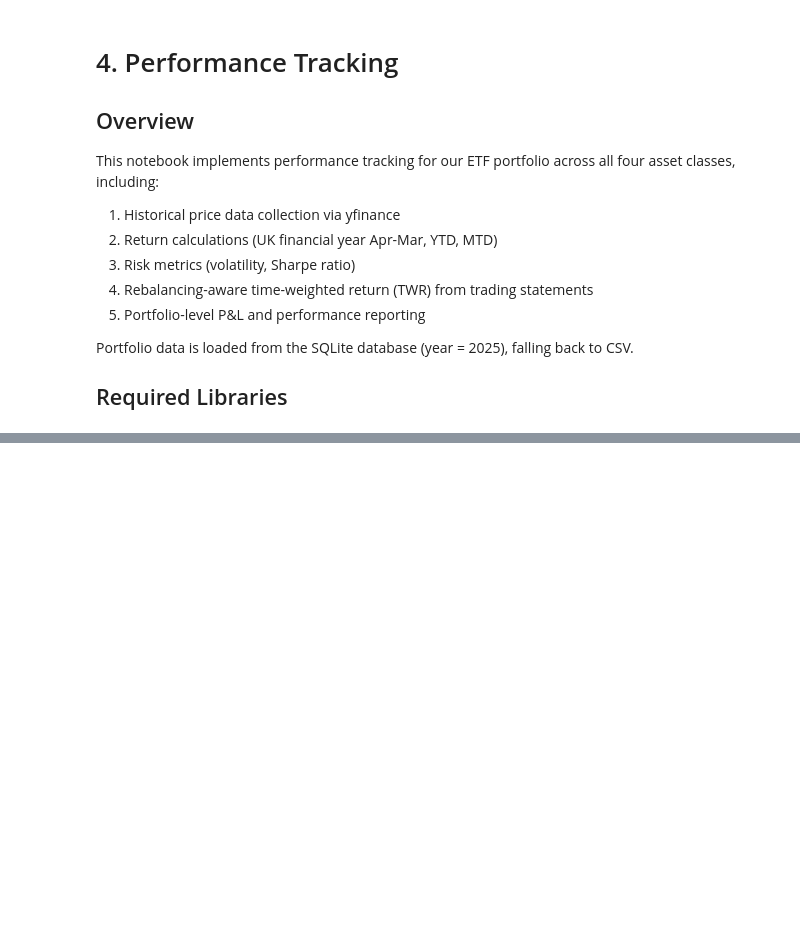
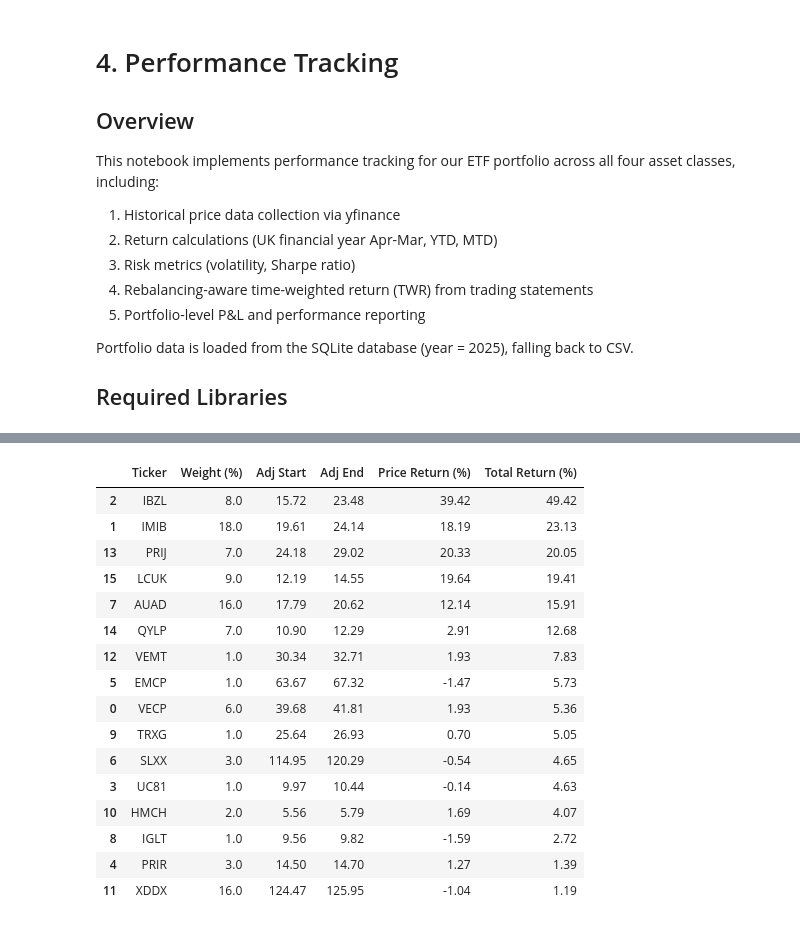
Before and after one commit to nairraks/etf-isa-portfolio, a Jupyter notebook: notebooks/04_performance_tracking.ipynb, the cells around one changed output, grey strips where cells are left out. Saved outputs shown, nothing was run; the diff lists cells and outputs as text; code cells hidden in the pictures; blank space fills up the shorter version.

```diff
--- a/notebooks/04_performance_tracking.ipynb
+++ b/notebooks/04_performance_tracking.ipynb
@@ -501,0 +384,65 @@ else:
+# %%
+# ---------- Theoretical "Buy and Hold" Counterfactual ----------
+# What if we had taken the initial investment on May 12th, bought the starting
+# allocation, and NEVER rebalanced?
+#
+# Uses adjusted close price ratios so dividends are automatically captured
+# (data provider returns dividend-adjusted prices).
+
+bnh_cost = 0
+bnh_ticker_cost = {}
+bnh_holdings = {}
+
+for _, t in first_day_trades.iterrows():
+    bnh_cost += t["signed_value"]
+    bnh_ticker_cost[t["ticker"]] = bnh_ticker_cost.get(t["ticker"], 0) + t["signed_value"]
+    bnh_holdings[t["ticker"]] = bnh_holdings.get(t["ticker"], 0) + t["signed_qty"]
+
+# Calculate B&H return using adjusted price ratios (includes implied dividend reinvestment)
+bnh_weighted_return = 0
+bnh_price_only_return = 0
+bnh_rows = []
+for ticker, cost in bnh_ticker_cost.items():
+    if cost <= 0: continue
+    shares = bnh_holdings[ticker]
+    adj_px_start = get_price_at(ticker, first_trade_date)
+    adj_px_end = get_price_at(ticker, today)
+    if adj_px_start and adj_px_end:
+        # Total return (price + implied dividends reinvested) via adjusted prices
+        ticker_total_return = (adj_px_end / adj_px_start) - 1
+        # Price-only return (shares x current price vs cost)
+        ticker_price_return = ((shares * adj_px_end) / cost) - 1
+        weight = cost / bnh_cost
+        bnh_weighted_return += ticker_total_return * weight
+        bnh_price_only_return += ticker_price_return * weight
+        bnh_rows.append({
+            "Ticker": ticker,
+            "Weight (%)": round(weight * 100, 1),
+            "Adj Start": round(adj_px_start, 2),
+            "Adj End": round(adj_px_end, 2),
+            "Price Return (%)": round(ticker_price_return * 100, 2),
+            "Total Return (%)": round(ticker_total_return * 100, 2),
+        })
+
+bnh_total_return = bnh_weighted_return * 100
+bnh_price_return = bnh_price_only_return * 100
+bnh_implied_dividends = bnh_total_return - bnh_price_return
+bnh_estimated_value = bnh_cost * (1 + bnh_weighted_return)
+
+print("=" * 65)
+print("REBALANCING IMPACT ANALYSIS: Buy & Hold Counterfactual")
+print("=" * 65)
+print(f"Initial Investment (Day 1):       \u00a3{bnh_cost:,.2f}")
+print(f"B&H Price-Only Return:            {bnh_price_return:.2f}%")
+print(f"B&H Implied Dividends Reinvested: +{bnh_implied_dividends:.2f}%")
+print(f"B&H Total Return (inc. divs):     {bnh_total_return:.2f}%")
+print(f"B&H Est. Value (inc. divs):       \u00a3{bnh_estimated_value:,.2f}")
+print(f"")
+print(f"Actual Portfolio Return (TWR):    {total_twr:.2f}%")
+diff = total_twr - bnh_total_return
+impact = "HELPED" if diff > 0 else "HURT (Drag)"
+print(f"Net Rebalancing Impact:           {diff:+.2f}%  ({impact})")
+
+print("\nPer-Ticker Buy & Hold Breakdown:")
+display(pd.DataFrame(bnh_rows).sort_values("Total Return (%)", ascending=False))
+# %% [output]
@@ -501,0 +462,17 @@ else:
+|  | Ticker | Weight (%) | Adj Start | Adj End | Price Return (%) | Total Return (%) |
+| 2 | IBZL | 8.0 | 15.72 | 23.48 | 39.42 | 49.42 |
+| 1 | IMIB | 18.0 | 19.61 | 24.14 | 18.19 | 23.13 |
+| 13 | PRIJ | 7.0 | 24.18 | 29.02 | 20.33 | 20.05 |
+| 15 | LCUK | 9.0 | 12.19 | 14.55 | 19.64 | 19.41 |
+| 7 | AUAD | 16.0 | 17.79 | 20.62 | 12.14 | 15.91 |
+| 14 | QYLP | 7.0 | 10.90 | 12.29 | 2.91 | 12.68 |
+| 12 | VEMT | 1.0 | 30.34 | 32.71 | 1.93 | 7.83 |
+| 5 | EMCP | 1.0 | 63.67 | 67.32 | -1.47 | 5.73 |
+| 0 | VECP | 6.0 | 39.68 | 41.81 | 1.93 | 5.36 |
+| 9 | TRXG | 1.0 | 25.64 | 26.93 | 0.70 | 5.05 |
+| 6 | SLXX | 3.0 | 114.95 | 120.29 | -0.54 | 4.65 |
+| 3 | UC81 | 1.0 | 9.97 | 10.44 | -0.14 | 4.63 |
+| 10 | HMCH | 2.0 | 5.56 | 5.79 | 1.69 | 4.07 |
+| 8 | IGLT | 1.0 | 9.56 | 9.82 | -1.59 | 2.72 |
+| 4 | PRIR | 3.0 | 14.50 | 14.70 | 1.27 | 1.39 |
+| 11 | XDDX | 16.0 | 124.47 | 125.95 | -1.04 | 1.19 |
```
Also changed, not shown: parts of 31 cells of this notebook, 4 other files.
